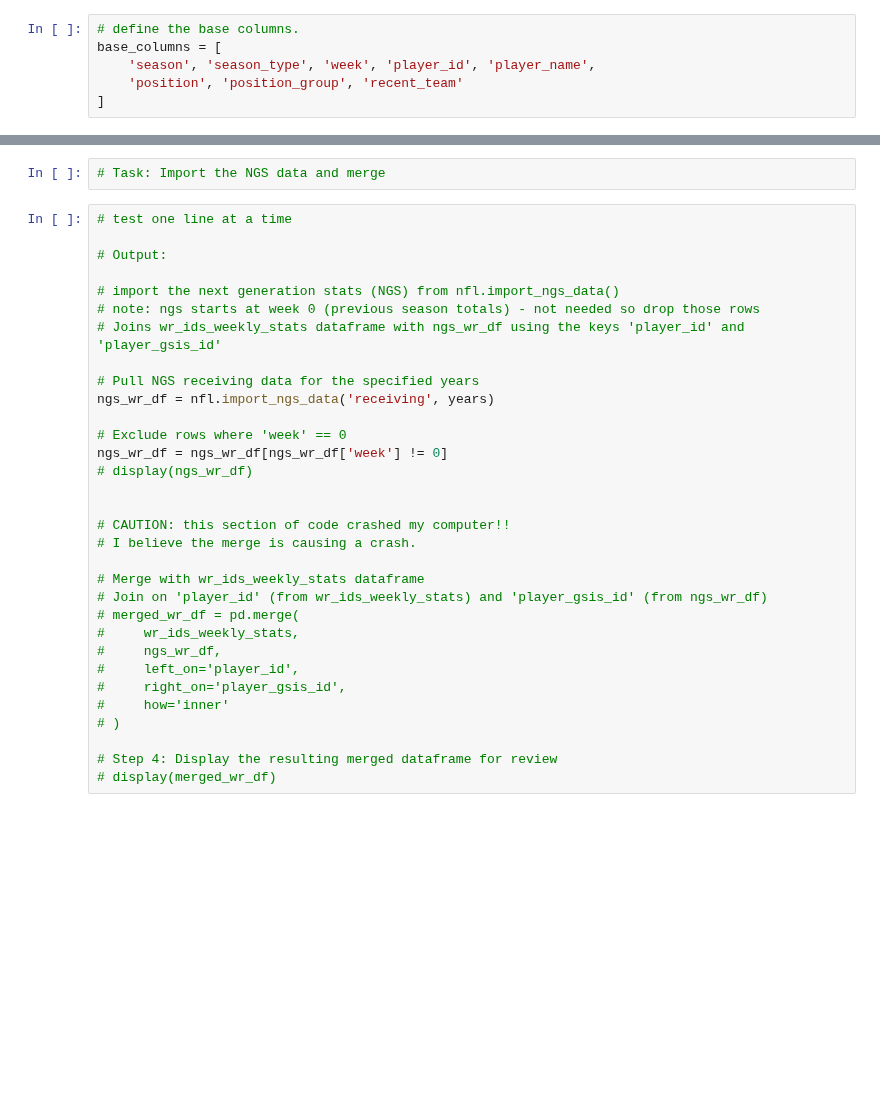
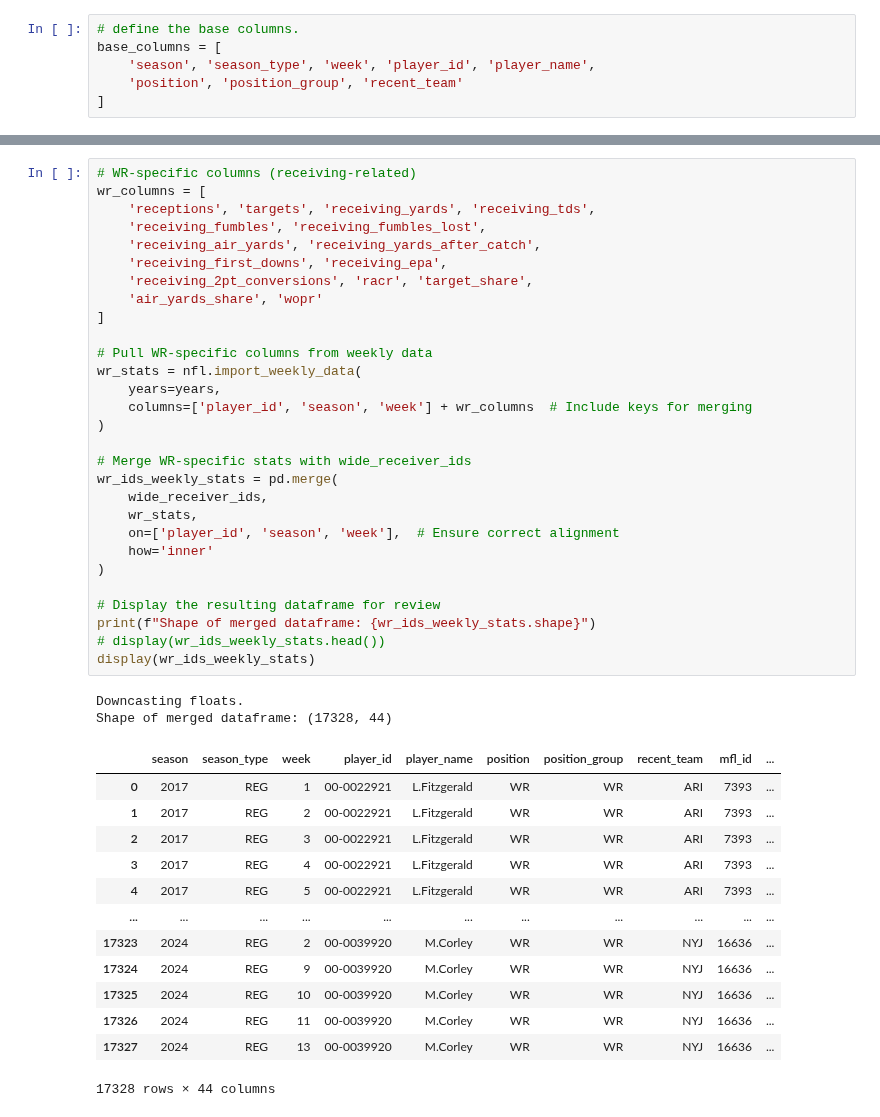
Before and after one commit to ARCtechmo/fanfav, a Jupyter notebook: wr_df.ipynb, the cells around one changed output, grey strips where cells are left out. Drawn from its saved outputs; the diff is of its cells as text; blank space fills up the shorter version.

```diff
--- a/wr_df.ipynb
+++ b/wr_df.ipynb
@@ -244,34 +170,45 @@ display(player_data)
-# %%
-# Task: Import the NGS data and merge
-# %%
-# test one line at a time
-
-# Output:
-
-# import the next generation stats (NGS) from nfl.import_ngs_data()
-# note: ngs starts at week 0 (previous season totals) - not needed so drop those rows
-# Joins wr_ids_weekly_stats dataframe with ngs_wr_df using the keys 'player_id' and 'player_gsis_id'
-
-# Pull NGS receiving data for the specified years
-ngs_wr_df = nfl.import_ngs_data('receiving', years)
-
-# Exclude rows where 'week' == 0
-ngs_wr_df = ngs_wr_df[ngs_wr_df['week'] != 0]
-# display(ngs_wr_df)
-
-
-# CAUTION: this section of code crashed my computer!!
-# I believe the merge is causing a crash.
-
-# Merge with wr_ids_weekly_stats dataframe
-# Join on 'player_id' (from wr_ids_weekly_stats) and 'player_gsis_id' (from ngs_wr_df)
-# merged_wr_df = pd.merge(
-#     wr_ids_weekly_stats,
-#     ngs_wr_df,
-#     left_on='player_id',
-#     right_on='player_gsis_id',
-#     how='inner'
-# )
-
-# Step 4: Display the resulting merged dataframe for review
-# display(merged_wr_df)
+# %%
+# WR-specific columns (receiving-related)
+wr_columns = [
+    'receptions', 'targets', 'receiving_yards', 'receiving_tds',
+    'receiving_fumbles', 'receiving_fumbles_lost',
+    'receiving_air_yards', 'receiving_yards_after_catch',
+    'receiving_first_downs', 'receiving_epa',
+    'receiving_2pt_conversions', 'racr', 'target_share',
+    'air_yards_share', 'wopr'
+]
+
+# Pull WR-specific columns from weekly data
+wr_stats = nfl.import_weekly_data(
+    years=years,
+    columns=['player_id', 'season', 'week'] + wr_columns  # Include keys for merging
+)
+
+# Merge WR-specific stats with wide_receiver_ids
+wr_ids_weekly_stats = pd.merge(
+    wide_receiver_ids,
+    wr_stats,
+    on=['player_id', 'season', 'week'],  # Ensure correct alignment
+    how='inner'
+)
+
+# Display the resulting dataframe for review
+print(f"Shape of merged dataframe: {wr_ids_weekly_stats.shape}")
+# display(wr_ids_weekly_stats.head())
+display(wr_ids_weekly_stats)
+# %% [output]
+Downcasting floats.
+Shape of merged dataframe: (17328, 44)
+|  | season | season_type | week | player_id | player_name | position | position_group | recent_team | mfl_id | ... |
+| 0 | 2017 | REG | 1 | 00-0022921 | L.Fitzgerald | WR | WR | ARI | 7393 | ... |
+| 1 | 2017 | REG | 2 | 00-0022921 | L.Fitzgerald | WR | WR | ARI | 7393 | ... |
+| 2 | 2017 | REG | 3 | 00-0022921 | L.Fitzgerald | WR | WR | ARI | 7393 | ... |
+| 3 | 2017 | REG | 4 | 00-0022921 | L.Fitzgerald | WR | WR | ARI | 7393 | ... |
+| 4 | 2017 | REG | 5 | 00-0022921 | L.Fitzgerald | WR | WR | ARI | 7393 | ... |
+| ... | ... | ... | ... | ... | ... | ... | ... | ... | ... | ... |
+| 17323 | 2024 | REG | 2 | 00-0039920 | M.Corley | WR | WR | NYJ | 16636 | ... |
+| 17324 | 2024 | REG | 9 | 00-0039920 | M.Corley | WR | WR | NYJ | 16636 | ... |
+| 17325 | 2024 | REG | 10 | 00-0039920 | M.Corley | WR | WR | NYJ | 16636 | ... |
+| 17326 | 2024 | REG | 11 | 00-0039920 | M.Corley | WR | WR | NYJ | 16636 | ... |
+| 17327 | 2024 | REG | 13 | 00-0039920 | M.Corley | WR | WR | NYJ | 16636 | ... |
+17328 rows × 44 columns
```
Also changed, not shown: parts of 13 cells of this notebook.
